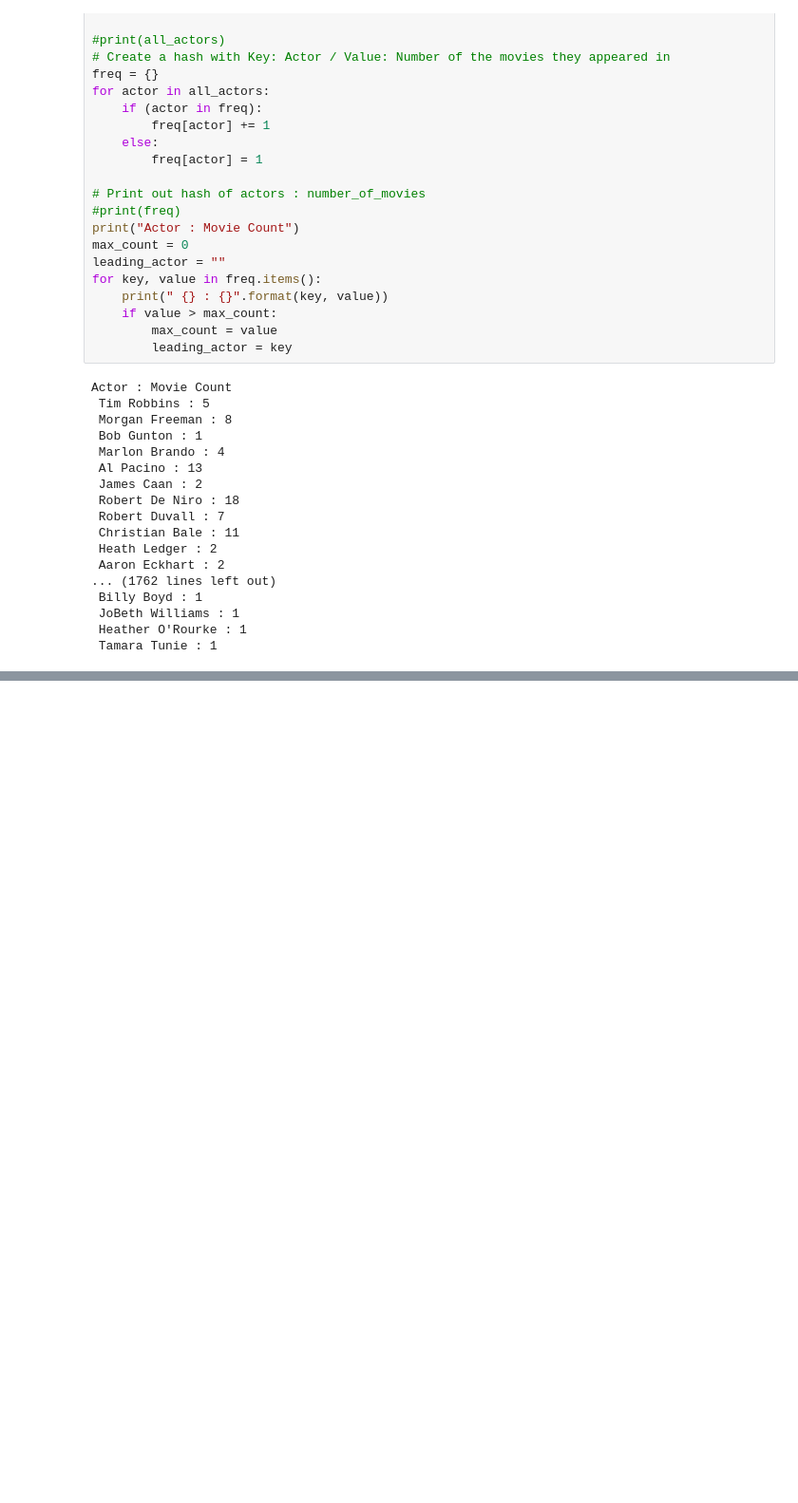
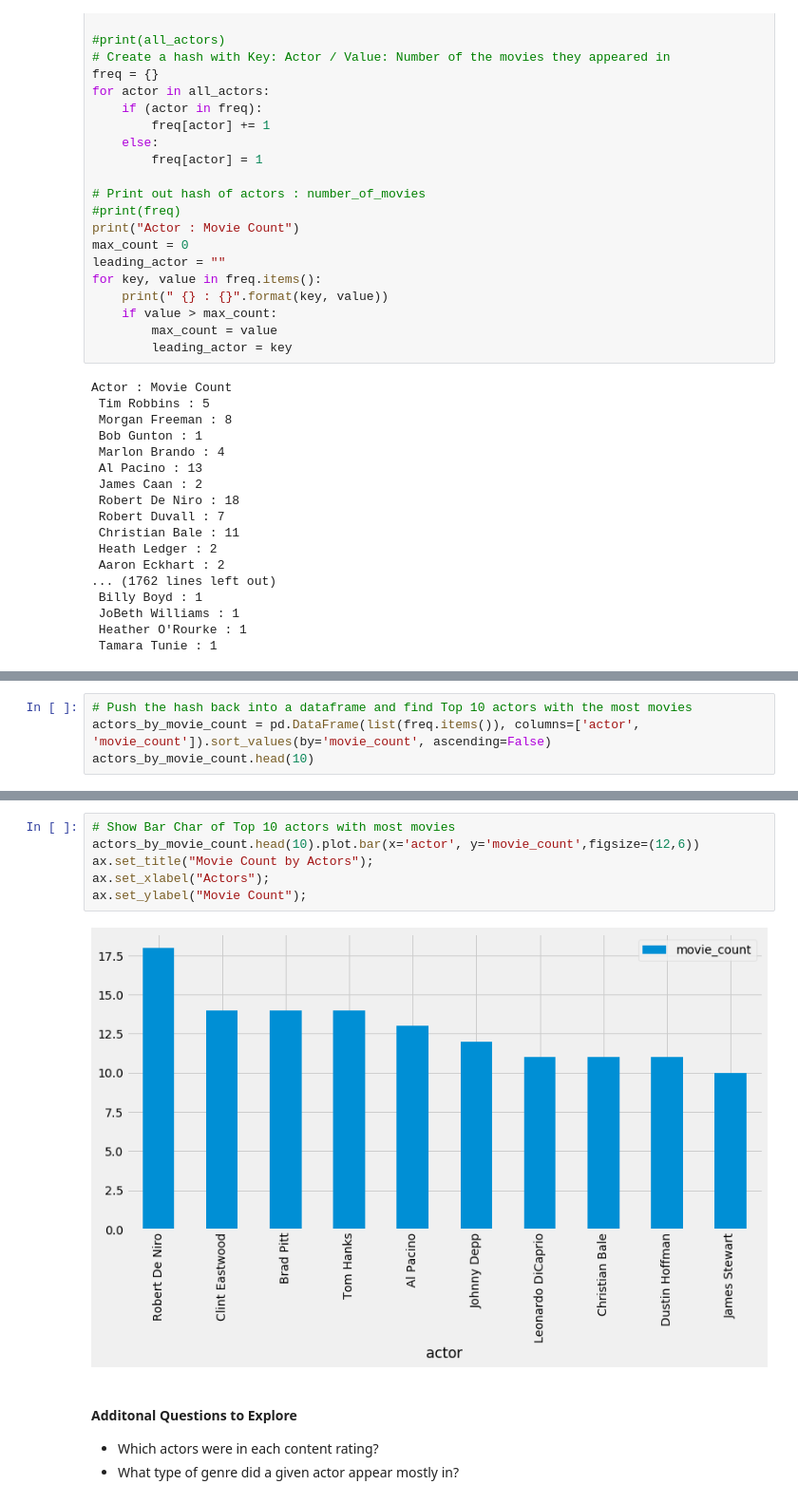
Before and after one commit to allenau1/dat-sf-60-hw, a Jupyter notebook: project-2_allen_au.ipynb, the cells around one changed output, grey strips where cells are left out. Shown at 95% size. Saved outputs shown, nothing was run; the diff lists cells and outputs as text; blank space fills up the shorter version.

Commit message:
Added Bar Chart and additinal exploratory question for Bonus

```diff
--- a/project-2_allen_au.ipynb
+++ b/project-2_allen_au.ipynb
@@ -528,0 +526,4 @@ print("==> Leading Actor: {} in {} movies".format(leading_actor, max_count))
+# %%
+# Push the hash back into a dataframe and find Top 10 actors with the most movies
+actors_by_movie_count = pd.DataFrame(list(freq.items()), columns=['actor', 'movie_count']).sort_values(by='movie_count', ascending=False)
+actors_by_movie_count.head(10)
@@ -528,0 +542,12 @@ print("==> Leading Actor: {} in {} movies".format(leading_actor, max_count))
+# %%
+# Show Bar Char of Top 10 actors with most movies
+actors_by_movie_count.head(10).plot.bar(x='actor', y='movie_count',figsize=(12,6))
+ax.set_title("Movie Count by Actors");
+ax.set_xlabel("Actors");
+ax.set_ylabel("Movie Count");
+# %% [output]
+[figure, added]
+# %% [markdown]
+#### Additonal Questions to Explore
+* Which actors were in each content rating?
+* What type of genre did a given actor appear mostly in?
```
Also changed, not shown: parts of 8 cells of this notebook.
